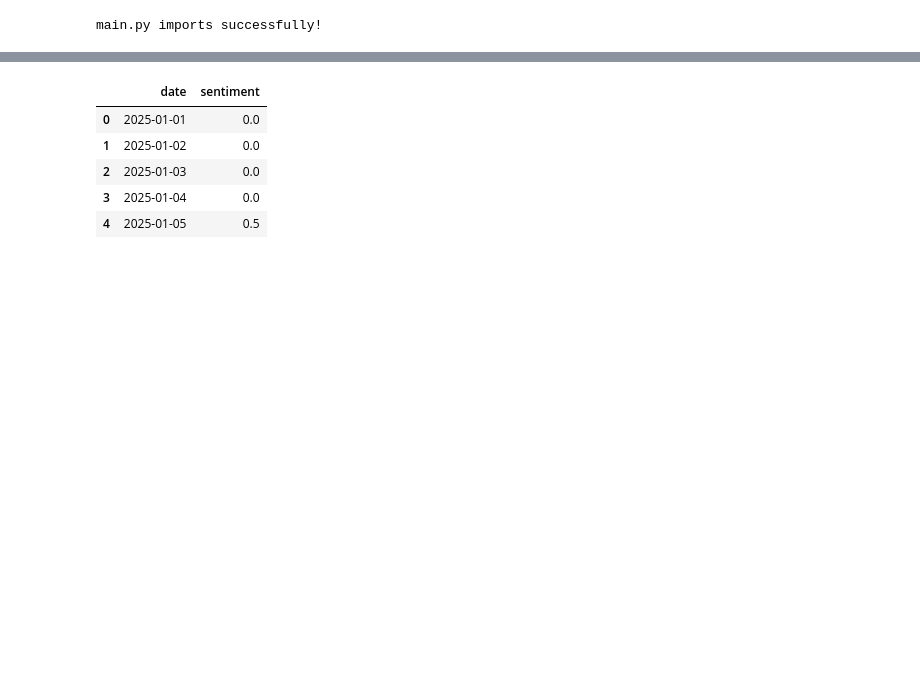
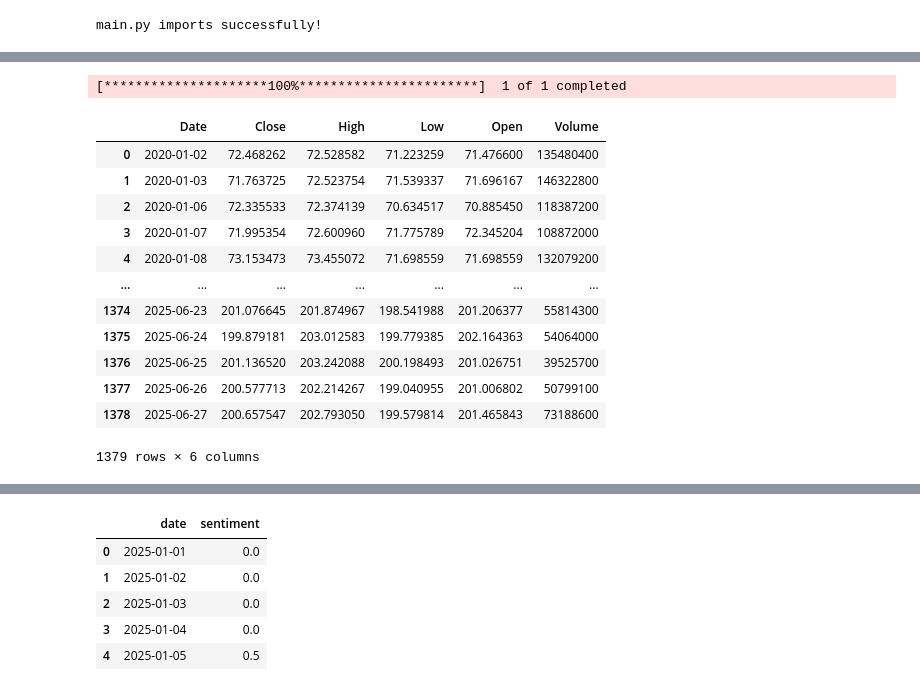
Before and after one commit to ArnaudThs/StockProphet, a Jupyter notebook: StockProphet/Notebook/test_mainpy.ipynb, the cells around one changed output, grey strips where cells are left out. Saved outputs shown, nothing was run; the diff lists cells and outputs as text; code cells hidden in the pictures; blank space fills up the shorter version.

```diff
--- a/StockProphet/Notebook/test_mainpy.ipynb
+++ b/StockProphet/Notebook/test_mainpy.ipynb
@@ -31,0 +31,18 @@ ohlcv.head()
+# %%
+df = load_data(ticker = TICKER, start_date = START_DATE, end_date = END_DATE)
+df
+# %% [output]
+[*********************100%***********************]  1 of 1 completed
+|  | Date | Close | High | Low | Open | Volume |
+| 0 | 2020-01-02 | 72.468262 | 72.528582 | 71.223259 | 71.476600 | 135480400 |
+| 1 | 2020-01-03 | 71.763725 | 72.523754 | 71.539337 | 71.696167 | 146322800 |
+| 2 | 2020-01-06 | 72.335533 | 72.374139 | 70.634517 | 70.885450 | 118387200 |
+| 3 | 2020-01-07 | 71.995354 | 72.600960 | 71.775789 | 72.345204 | 108872000 |
+| 4 | 2020-01-08 | 73.153473 | 73.455072 | 71.698559 | 71.698559 | 132079200 |
+| ... | ... | ... | ... | ... | ... | ... |
+| 1374 | 2025-06-23 | 201.076645 | 201.874967 | 198.541988 | 201.206377 | 55814300 |
+| 1375 | 2025-06-24 | 199.879181 | 203.012583 | 199.779385 | 202.164363 | 54064000 |
+| 1376 | 2025-06-25 | 201.136520 | 203.242088 | 200.198493 | 201.026751 | 39525700 |
+| 1377 | 2025-06-26 | 200.577713 | 202.214267 | 199.040955 | 201.006802 | 50799100 |
+| 1378 | 2025-06-27 | 200.657547 | 202.793050 | 199.579814 | 201.465843 | 73188600 |
+1379 rows × 6 columns
```
Also changed, not shown: parts of 10 cells of this notebook, 3 other files.
